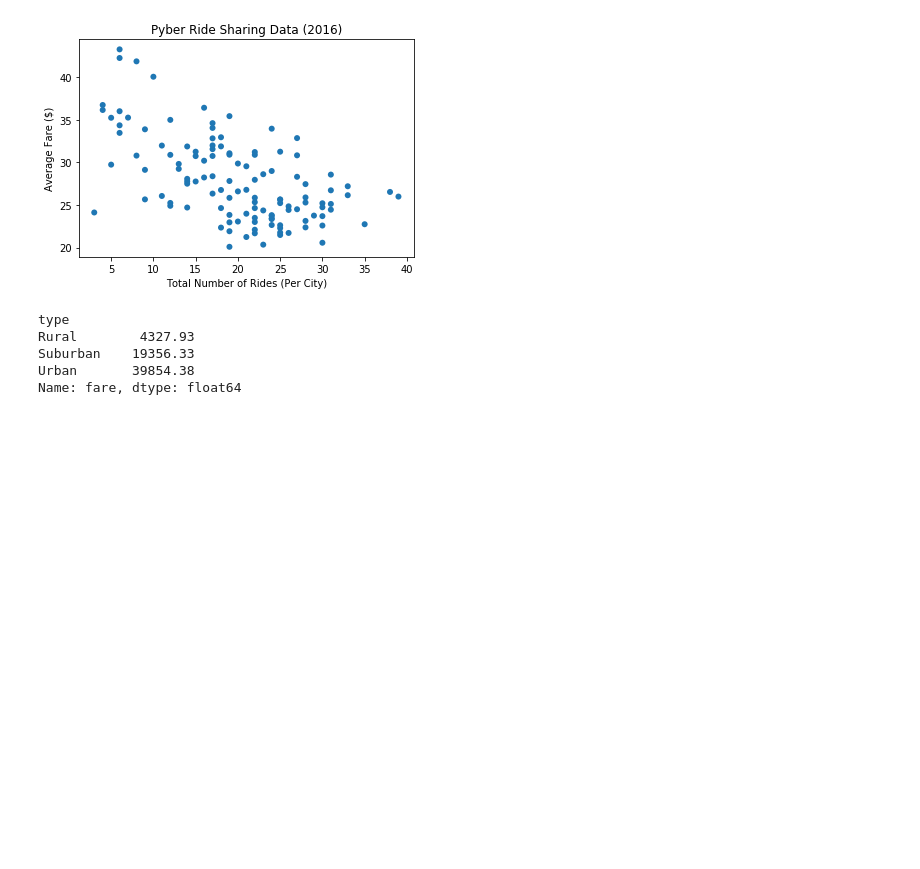
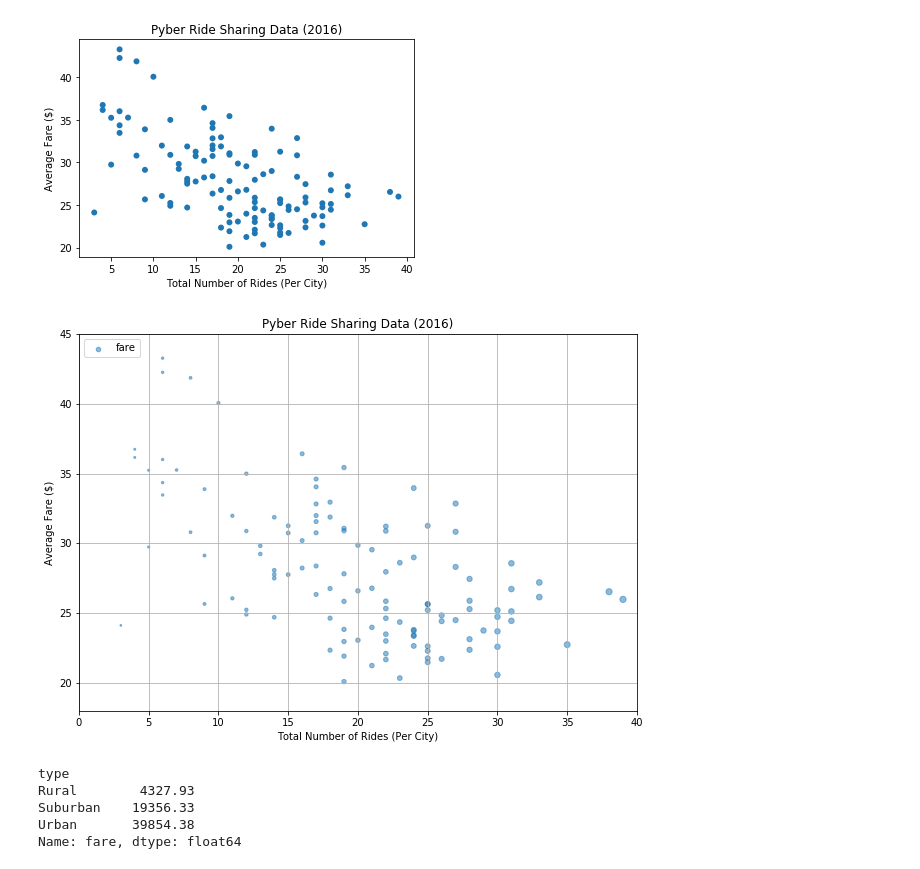
Before and after one commit to erjacobs2/Matplotlib, a Jupyter notebook: Pyber.ipynb, the cells around one changed output. Cells and saved outputs as stored; diff of their text form; code cells hidden in the pictures; blank space fills up the shorter version.

Commit message:
Slightly closer, but now quite there

```diff
--- a/Pyber.ipynb
+++ b/Pyber.ipynb
@@ -88,6 +88,62 @@ plt.show()
 #plt.show()
 # %% [output]
 [figure]
+# %%
+type_city = city_ride_df.groupby('city')['type'].count()
+#driver = city_ride_df.groupby('city')['driver_count'].count()
+#fare = city_ride_df.groupby('city')['fare'].mean()[driver]
+fare = city_ride_df.groupby('city')["fare"].mean()
+driver = city_ride_df.groupby('city')['driver_count'].count()
+#x_limit = driver
+#x_axis = np.arange(0, driver, 1)
+
+fig = plt.figure(facecolor='white', figsize=(10,10))
+ax = fig.add_subplot(111, aspect='equal')
+ax.grid(True)
+scatter = ax.scatter(type_city, fare, s=driver, alpha=0.5)
+ax.axis([0, 40, 18, 45])
+fig.canvas.draw()
+#scatter.set_sizes(driver)
+#plt.scatter(type_city, fare, edgecolors='none')
+plt.xlabel("Total Number of Rides (Per City)")
+plt.ylabel("Average Fare ($)")
+plt.title("Pyber Ride Sharing Data (2016)")
+plt.legend(loc=2)
+plt.show()
+
+
+#plt.close('all')
+
+# Generate some data :
+#N = 25
+#x = np.random.rand(N) + 0.5
+#y = np.random.rand(N) + 0.5
+#r = np.random.rand(N)/10
+
+# Plot the data :
+#fig = plt.figure(facecolor='white', figsize=(7, 7))
+#ax = fig.add_subplot(111, aspect='equal')
+#ax.grid(True)
+#scat = ax.scatter(x, y, s=0, alpha=0.5, clip_on=False)
+#ax.axis([0, 2, 0, 2])
+
+# Draw figure :
+#fig.canvas.draw()
+
+# Calculate radius in pixels :
+#rr_pix = (ax.transData.transform(np.vstack([r, r]).T) -
+          #ax.transData.transform(np.vstack([np.zeros(N), np.zeros(N)]).T))
+#rpix, _ = rr_pix.T
+
+# Calculate and update size in points:
+#size_pt = (2*rpix/fig.dpi*72)**2
+#scat.set_sizes(size_pt)
+
+# Save and show figure:
+#fig.savefig('scatter_size_axes.png')
+#plt.show()
+# %% [output]
+[figure, added]
 # %%
 fares = city_ride_df.groupby('type')['fare'].sum()
 fares.head()
```
Also changed, not shown: parts of 1 cell of this notebook.
